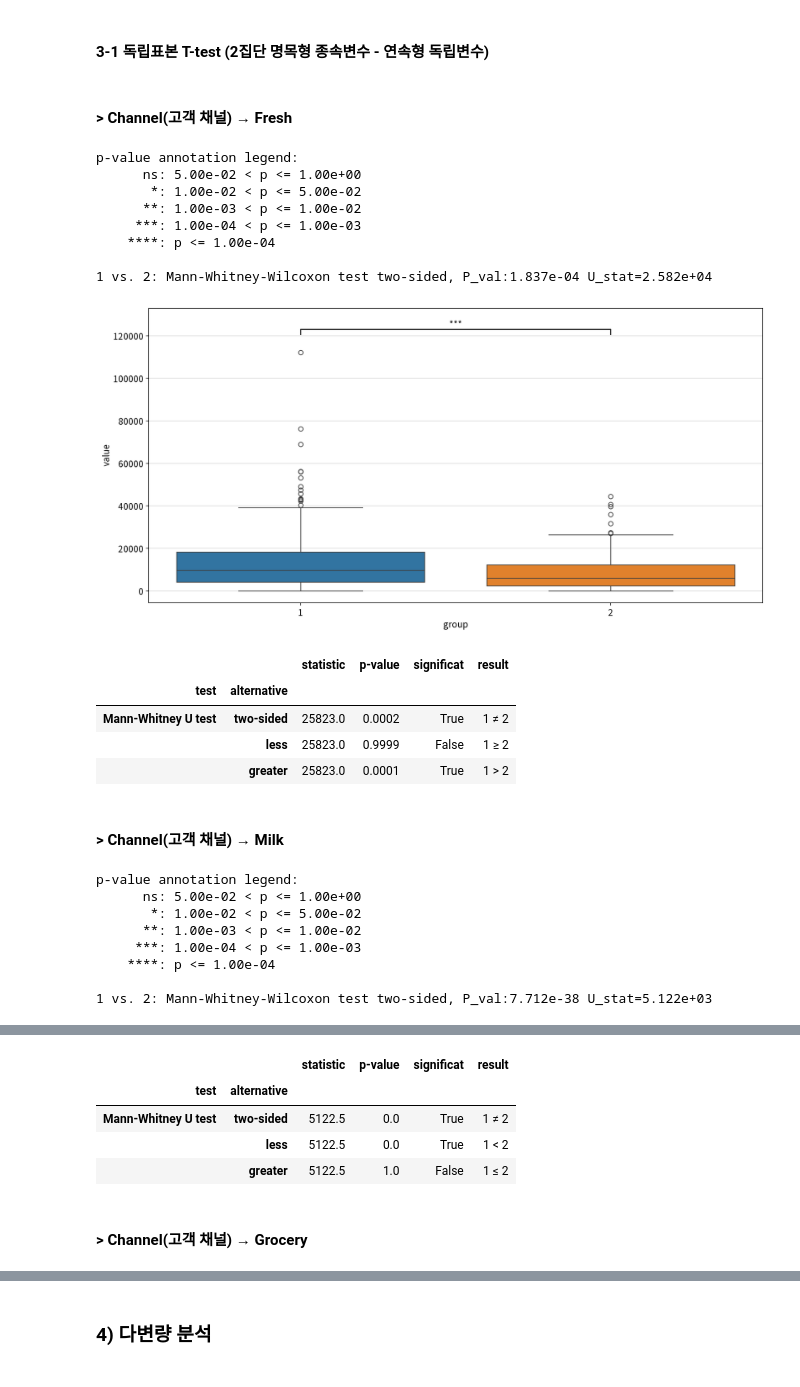
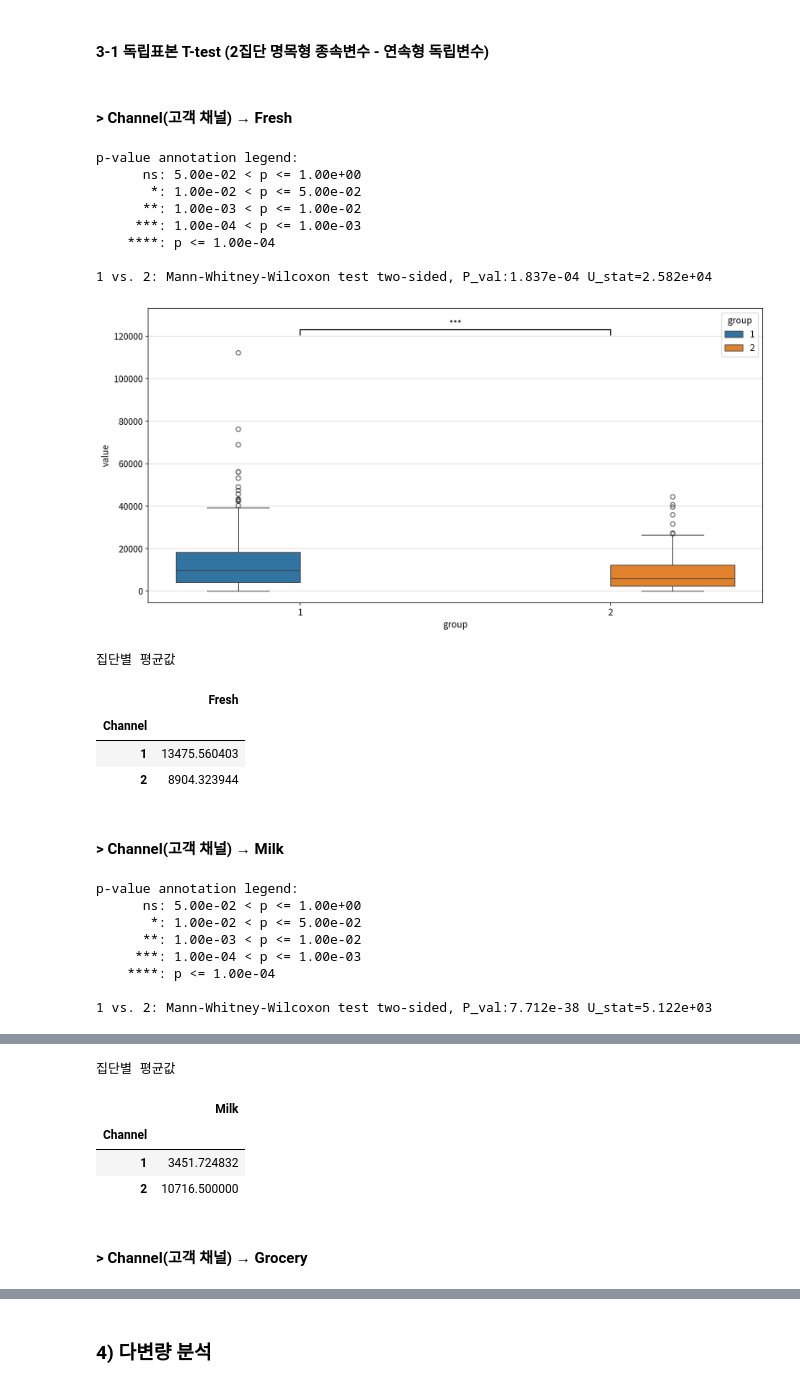
Before and after one commit to Jae1-99999/Wholesalecustomers, a Jupyter notebook: 팀프로젝트 코드.ipynb, the cells around one changed output, grey strips where cells are left out. Drawn from its saved outputs; the diff is of its cells as text; code cells hidden in the pictures.

```diff
--- a/팀프로젝트 코드.ipynb
+++ b/팀프로젝트 코드.ipynb
@@ -649,32 +654,35 @@ for i in num_cols:
 # %%
 for n in num_cols:
     display(Markdown(f'#### > {target}({column_means[target]}) → {n}'))
 
     wide_df = my_prep.long2wide(drop_df, hue=target, values=n)
-    display(my_stats.test_independent(wide_df, group1=wide_df.columns[0],
-                                      group2=wide_df.columns[1]))
+    my_stats.test_independent(wide_df, group1=wide_df.columns[0],
+                                      group2=wide_df.columns[1])
+
+    print('집단별 평균값')
+    display(drop_df[[target,n]].groupby(target).mean())
 # %% [output]
 #### > Channel(고객 채널) → Fresh
 p-value annotation legend:
       ns: 5.00e-02 < p <= 1.00e+00
        *: 1.00e-02 < p <= 5.00e-02
       **: 1.00e-03 < p <= 1.00e-02
      ***: 1.00e-04 < p <= 1.00e-03
     ****: p <= 1.00e-04
 
 1 vs. 2: Mann-Whitney-Wilcoxon test two-sided, P_val:1.837e-04 U_stat=2.582e+04
-[figure, old version]
+[figure, new version]
+집단별 평균값
-|  |  | statistic | p-value | significat | result |
-| test | alternative |  |  |  |  |
-| Mann-Whitney U test | two-sided | 25823.0 | 0.0002 | True | 1 ≠ 2 |
-|  | less | 25823.0 | 0.9999 | False | 1 ≥ 2 |
-|  | greater | 25823.0 | 0.0001 | True | 1 > 2 |
+|  | Fresh |
+| Channel |  |
+| 1 | 13475.560403 |
+| 2 | 8904.323944 |
 #### > Channel(고객 채널) → Milk
-p-value annotation legend:
-      ns: 5.00e-02 < p <= 1.00e+00
-       *: 1.00e-02 < p <= 5.00e-02
-      **: 1.00e-03 < p <= 1.00e-02
-     ***: 1.00e-04 < p <= 1.00e-03
-    ****: p <= 1.00e-04
-
-1 vs. 2: Mann-Whitney-Wilcoxon test two-sided, P_val:7.712e-38 U_stat=5.122e+03
+p-value annotation legend:
+      ns: 5.00e-02 < p <= 1.00e+00
+       *: 1.00e-02 < p <= 5.00e-02
+      **: 1.00e-03 < p <= 1.00e-02
+     ***: 1.00e-04 < p <= 1.00e-03
+    ****: p <= 1.00e-04
+
+1 vs. 2: Mann-Whitney-Wilcoxon test two-sided, P_val:7.712e-38 U_stat=5.122e+03
@@ -682,6 +690,6 @@ p-value annotation legend:
+집단별 평균값
-|  |  | statistic | p-value | significat | result |
-| test | alternative |  |  |  |  |
-| Mann-Whitney U test | two-sided | 5122.5 | 0.0 | True | 1 ≠ 2 |
-|  | less | 5122.5 | 0.0 | True | 1 < 2 |
-|  | greater | 5122.5 | 1.0 | False | 1 ≤ 2 |
+|  | Milk |
+| Channel |  |
+| 1 | 3451.724832 |
+| 2 | 10716.500000 |
 #### > Channel(고객 채널) → Grocery
```
Also changed, not shown: parts of 15 cells of this notebook, 3 other files.
